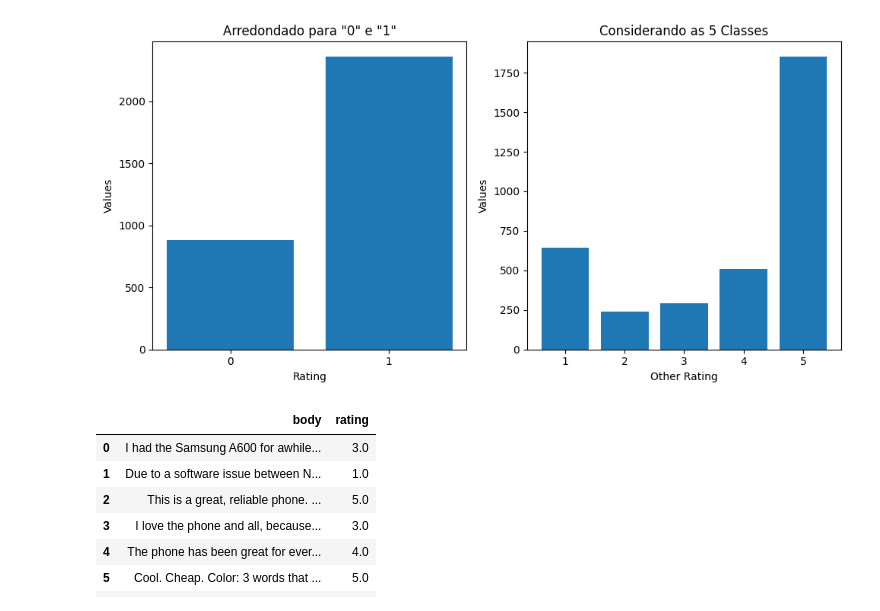
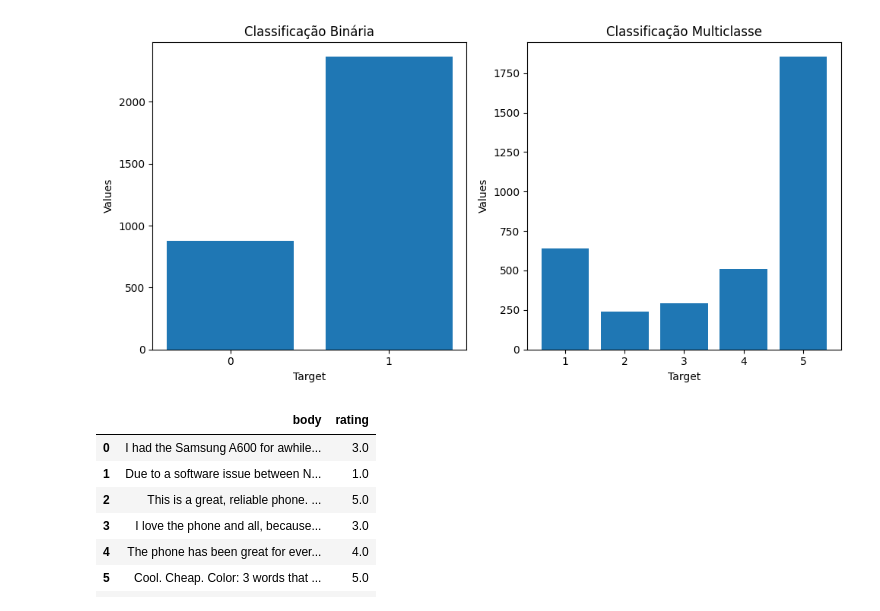
Before and after one commit to safreitas2000/ml-analytics-mvp, a Jupyter notebook: BERT_MVP_V06.ipynb, the cells around one changed output. Drawn from its saved outputs; the diff is of its cells as text; code cells hidden in the pictures.

```diff
--- a/BERT_MVP_V06.ipynb
+++ b/BERT_MVP_V06.ipynb
@@ -86,4 +84,4 @@ df_bin.head(10)
 # %%
-import re
-df_bin["rating"] = df_bin["rating"].astype(int)
-df_mult["rating"] = df_mult["rating"].astype(int)
+#import re
+#df_bin["rating"] = df_bin["rating"].astype(int)
+#df_mult["rating"] = df_mult["rating"].astype(int)
@@ -100,27 +91,27 @@ rat_mult=df_mult.rating.value_counts()
 # %%
 import matplotlib.pyplot as plt
 
 # Criação da grade de subplots
 fig, axes = plt.subplots(1, 2, figsize=(10, 5))
 
 # Plotagem do primeiro gráfico
 axes[0].bar(rat_bin.index, rat_bin.values)
 axes[0].set_xticks(rat_bin.index)
 axes[0].set_xlabel('Target')
 axes[0].set_ylabel('Values')
-axes[0].set_title('Arredondado para "0" e "1"')
+axes[0].set_title('Classificação Binária')
 
 # Plotagem do segundo gráfico
 axes[1].bar(rat_mult.index, rat_mult.values)
 axes[1].set_xlabel('Target')
 axes[1].set_ylabel('Values')
-axes[1].set_title('Considerando as 5 Classes')
+axes[1].set_title('Classificação Multiclasse')
 
 # Ajuste de layout e exibição dos gráficos
 plt.tight_layout()
 plt.show()
 # %% [output]
-[figure, old version]
+[figure, new version]
 # %%
 df_bin.loc[:, "body"] = df_bin["body"].str.encode("ascii", "ignore").str.decode("utf-8")
 df_bin.loc[:, "body"] = df_mult["body"].str.encode("ascii", "ignore").str.decode("utf-8")
```
Also changed, not shown: parts of 10 cells of this notebook.
